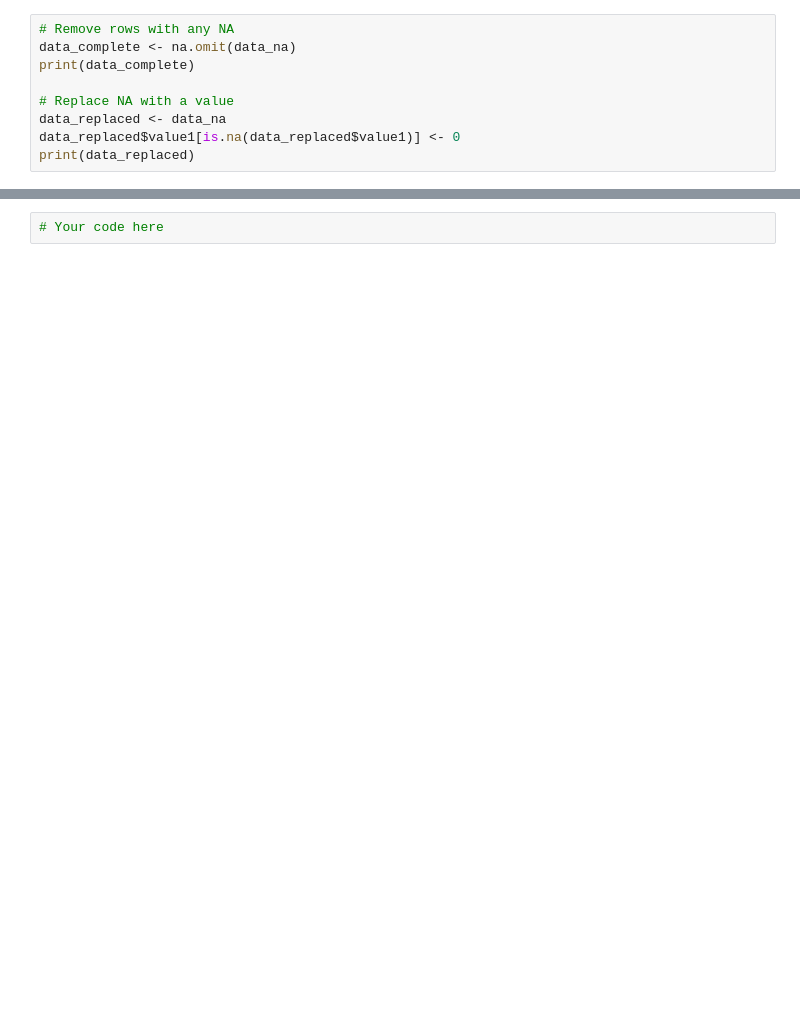
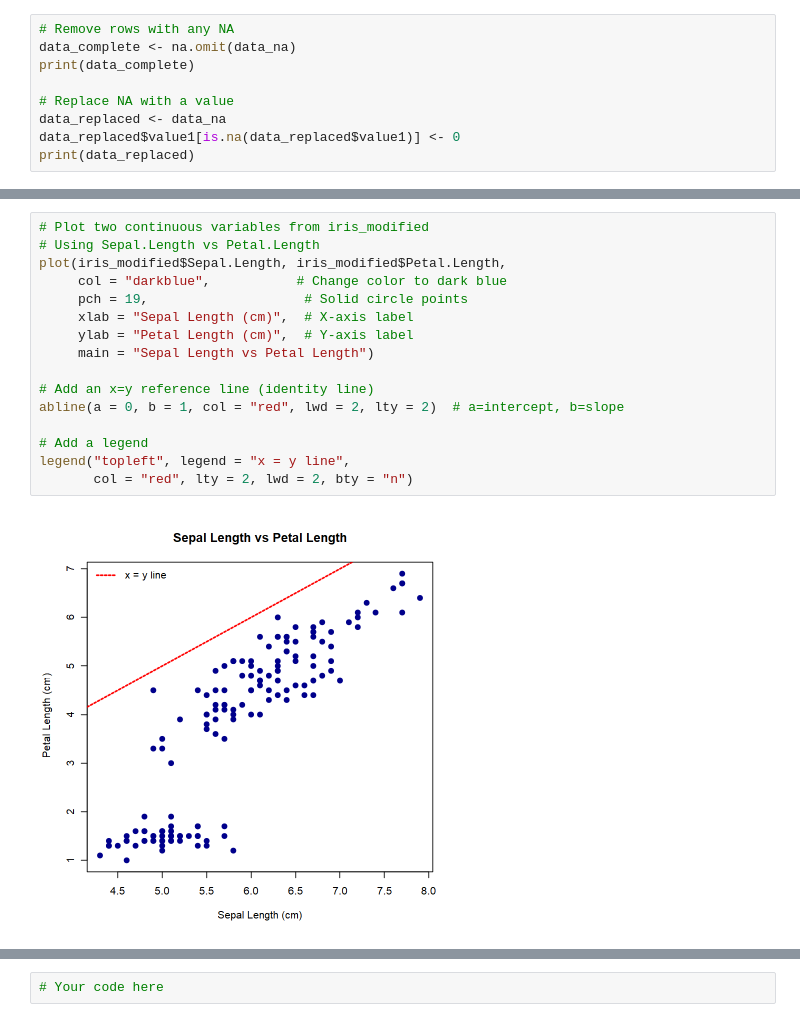
Before and after one commit to andrebolerbarros/Intro_R, a Jupyter notebook: notebooks/Day1_Session3_Data_Manipulation_Plotting.ipynb, the cells around one changed output, grey strips where cells are left out. Cells and saved outputs as stored; diff of their text form; blank space fills up the shorter version.

```diff
--- a/notebooks/Day1_Session3_Data_Manipulation_Plotting.ipynb
+++ b/notebooks/Day1_Session3_Data_Manipulation_Plotting.ipynb
@@ -159,0 +265,18 @@ prop.table(table(iris$Species))
+# %%
+# Plot two continuous variables from iris_modified
+# Using Sepal.Length vs Petal.Length
+plot(iris_modified$Sepal.Length, iris_modified$Petal.Length,
+     col = "darkblue",           # Change color to dark blue
+     pch = 19,                    # Solid circle points
+     xlab = "Sepal Length (cm)",  # X-axis label
+     ylab = "Petal Length (cm)",  # Y-axis label
+     main = "Sepal Length vs Petal Length")
+
+# Add an x=y reference line (identity line)
+abline(a = 0, b = 1, col = "red", lwd = 2, lty = 2)  # a=intercept, b=slope
+
+# Add a legend
+legend("topleft", legend = "x = y line",
+       col = "red", lty = 2, lwd = 2, bty = "n")
+# %% [output]
+[figure, added]
```
Also changed, not shown: parts of 63 cells of this notebook, 6 other files.
